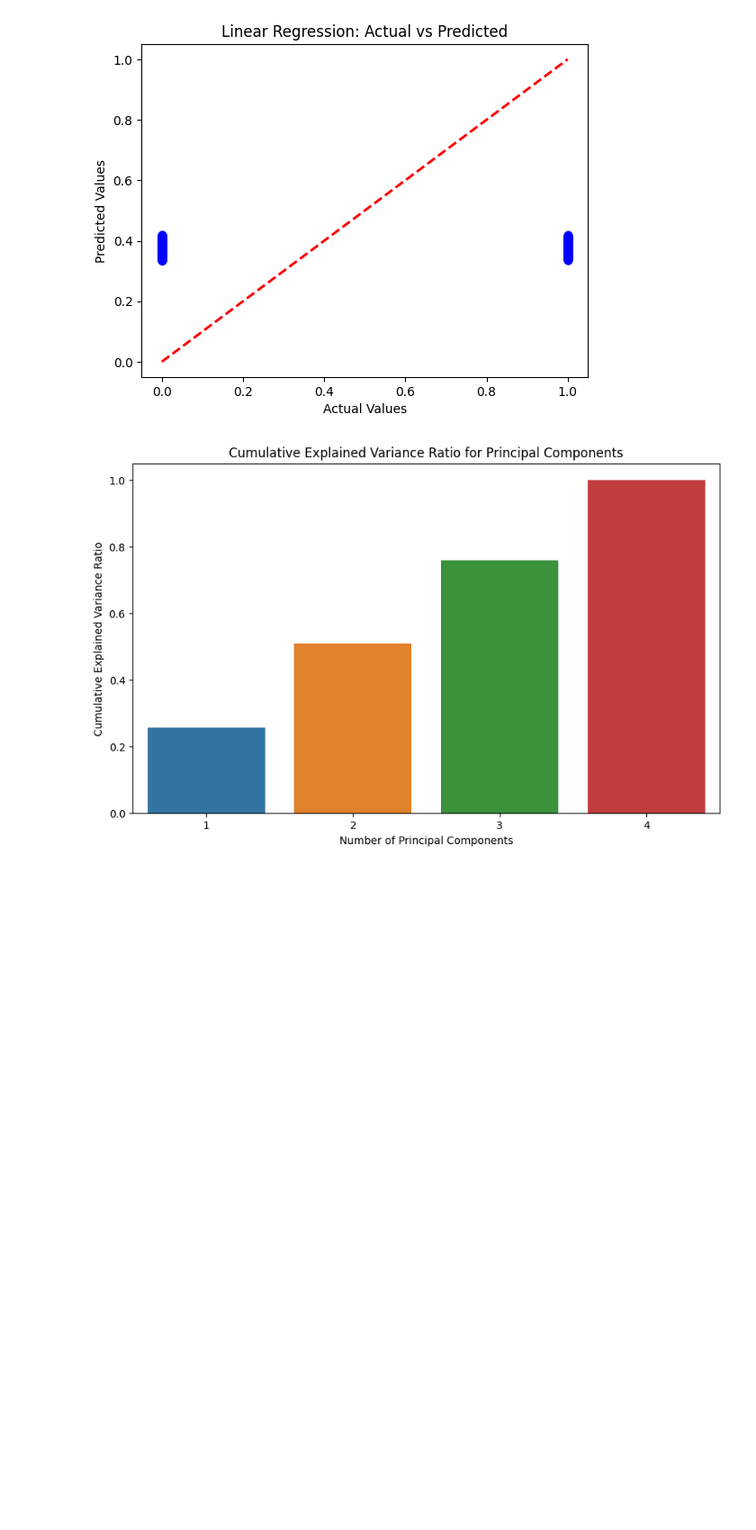
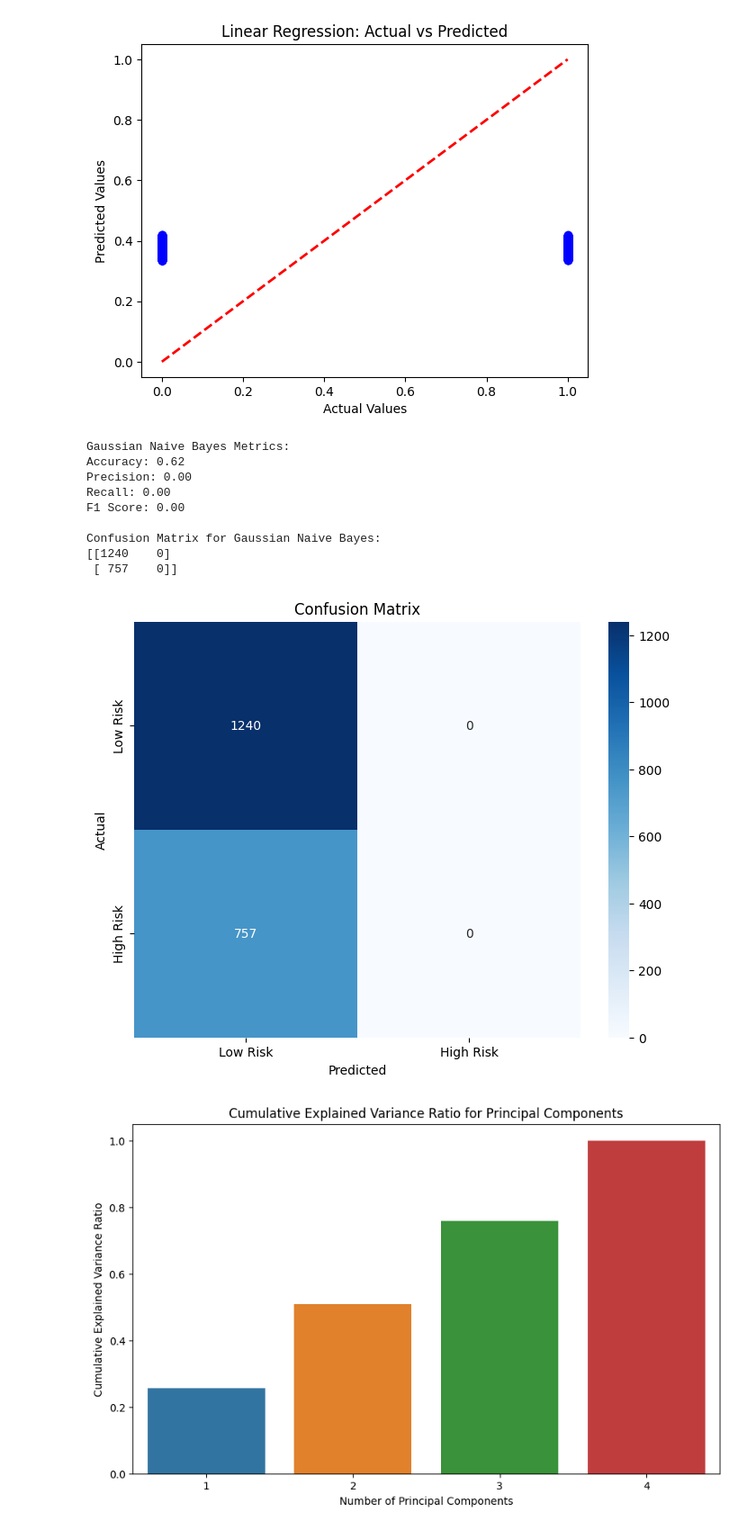
Before and after one commit to Pathin220/4105_Project, a Jupyter notebook: Project_Complete_Classic_ML.ipynb, the cells around one changed output. Shown at 90% size. Drawn from its saved outputs; the diff is of its cells as text; code cells hidden in the pictures; blank space fills up the shorter version.

```diff
--- a/Project_Complete_Classic_ML.ipynb
+++ b/Project_Complete_Classic_ML.ipynb
@@ -456,6 +456,59 @@ plt.show()
 # %% [output]
 [figure]
 [figure]
+# %%
+# Extract features and target for Gaussian Naive Bayes
+X_nb = heart_attack[['Sex', 'Age', 'Blood Pressure', 'Country']].values
+y_nb = heart_attack['Heart Risk'].values
+
+# Handle missing values for Gaussian Naive Bayes
+imputer_nb = SimpleImputer(strategy='mean')
+X_nb = imputer_nb.fit_transform(X_nb)
+
+# Split the data into training and testing sets for Gaussian Naive Bayes
+X_train_nb, X_test_nb, y_train_nb, y_test_nb = train_test_split(X_nb, y_nb, test_size=0.2, random_state=0)
+
+
+# Initialize Gaussian Naive Bayes model
+nb_model = GaussianNB()
+
+# Fit the model
+nb_model.fit(X_train_nb, y_train_nb)
+
+# Predictions for Gaussian Naive Bayes
+y_nb_pred = nb_model.predict(X_test_nb)
+
+# Calculate metrics for Gaussian Naive Bayes
+nb_accuracy = accuracy_score(y_test_nb, y_nb_pred)
+nb_precision = precision_score(y_test_nb, y_nb_pred)
+nb_recall = recall_score(y_test_nb, y_nb_pred)
+nb_f1 = f1_score(y_test_nb, y_nb_pred)
+
+# Confusion matrix for Gaussian Naive Bayes
+nb_conf_matrix = confusion_matrix(y_test_nb, y_nb_pred)
+
+print('\nGaussian Naive Bayes Metrics:')
+print(f'Accuracy: {nb_accuracy:.2f}')
+print(f'Precision: {nb_precision:.2f}')
+print(f'Recall: {nb_recall:.2f}')
+print(f'F1 Score: {nb_f1:.2f}')
+print('\nConfusion Matrix for Gaussian Naive Bayes:')
+print(nb_conf_matrix)
+
+# Plot confusion matrix for Gaussian Naive Bayes
+labels_nb = ['Low Risk', 'High Risk']
+plot_confusion_matrix(y_test_nb, y_nb_pred, labels_nb)
+# %% [output]
+Gaussian Naive Bayes Metrics:
+Accuracy: 0.62
+Precision: 0.00
+Recall: 0.00
+F1 Score: 0.00
+
+Confusion Matrix for Gaussian Naive Bayes:
+[[1240    0]
+ [ 757    0]]
+[figure, added]
 # %%
 # Handle missing values
 imputer = SimpleImputer(strategy='mean')
```
Also changed, not shown: parts of 1 cell of this notebook.
